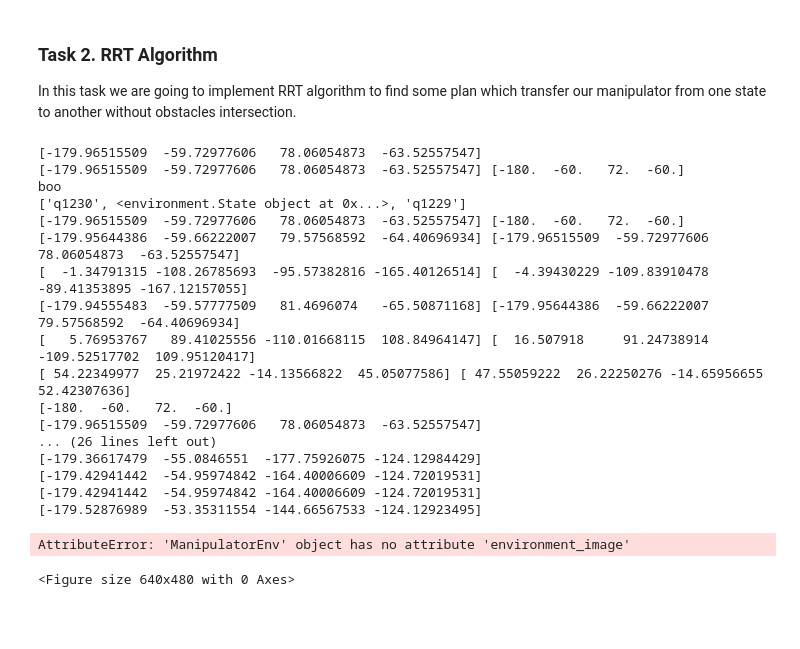
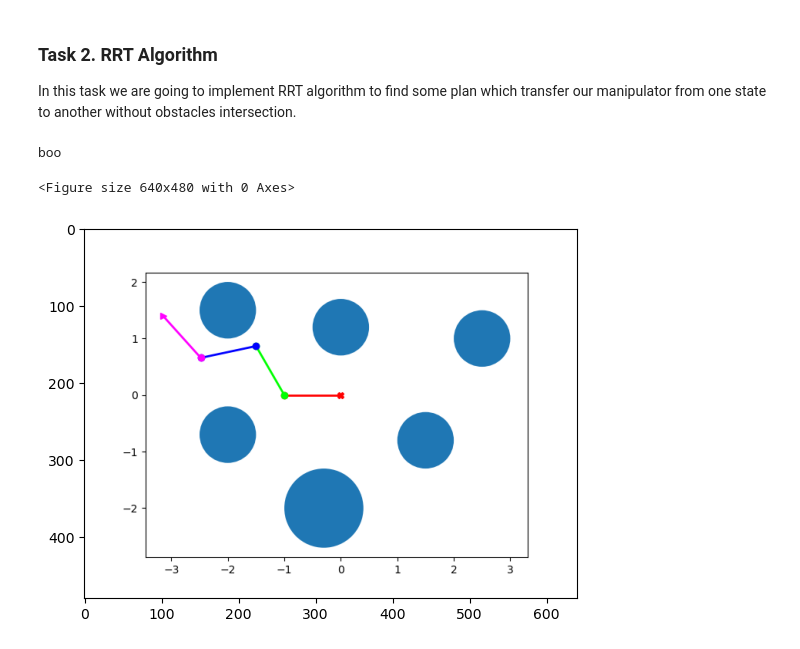
Before and after one commit to LaGrunje/PlanningAlgorithms, a Jupyter notebook: PS2/AlexanderLepinskikh_PS2.ipynb, the cells around one changed output. Saved outputs shown, nothing was run; the diff lists cells and outputs as text; code cells hidden in the pictures; blank space fills up the shorter version.

```diff
--- a/PS2/AlexanderLepinskikh_PS2.ipynb
+++ b/PS2/AlexanderLepinskikh_PS2.ipynb
@@ -162,7 +162,7 @@ class RRTPlanner:
 
         random_state = self.random_sample(goal_state)
         parent = self.nearest(random_state, tree)
-        node = self.extend(parent[1], random_state, 5)
+        node = self.extend(parent[1], random_state, 10)
 
         if self._env.check_collision(node):
             return
@@ -172,28 +172,33 @@ class RRTPlanner:
         vertices.add(node)
         tree.append([node_name, node, parent[0]])
         path.append([parent[1], node])
-        #print(path[-1][0].angles, path[-1][1].angles, node.angles)
 
     def check_path(self, tree: List[object], path: List[object], goal_state: State) -> bool:
-        #print(L1(goal_state, tree[-1][1]))
         if L1(goal_state, tree[-1][1]) < 10:
-            print(tree[-1][1].angles)
             path.append([tree[-1][1], goal_state])
             tree.append([f'q{len(tree)}', goal_state, tree[-1][0]])
-            print(path[-1][0].angles, path[-1][1].angles)
             return True
         return False
 
     def plot(self, path: List[object], save_path: str = 'rod_solve.mp4'):
-        fig = plt.figure()
         imgs = []
 
         for s in path:
             self._env.state = s
-            im = self._env.environment_image()
-            imgs.append([im])
+            f = self._env.environment_image()
+            s, (width, height) = f.canvas.print_to_buffer()
+            X = np.frombuffer(s, np.uint8).reshape((height, width, 4))
+            plt.clf()
+            imgs.append(X)
 
-        ani = animation.ArtistAnimation(fig, imgs, interval=50, blit=True)
+
+        fig = plt.figure()
+        ims = []
+        for img in imgs:
+            plot = plt.imshow(img)
+            ims.append([plot])
+
+        ani = animation.ArtistAnimation(fig, ims, interval=50, blit=True)
 
         ani.save(save_path)
 
@@ -213,13 +218,6 @@ class RRTPlanner:
             if self.check_path(tree, path, goal_state):
                 break
         print('boo')
-        print(tree[-1])
-        print(path[-1][0].angles, path[-1][1].angles)
-        print(path[-2][0].angles, path[-2][1].angles)
-        print(path[-3][0].angles, path[-3][1].angles)
-        print(path[-4][0].angles, path[-4][1].angles)
-        print(path[-5][0].angles, path[-5][1].angles)
-        print(path[-6][0].angles, path[-6][1].angles)
         path = create_path(path, start_state, goal_state)
         self.plot(path)
 
@@ -230,58 +228,40 @@ def create_path(path: List[object], start_state: State, goal_state: State):
     current_state = goal_state
     while ind >= 0 and path[ind][0] != start_state:
         if path[ind][1] == current_state:
-            print(current_state.angles)
             res.append(current_state)
             current_state = path[ind][0]
-            print(current_state.angles)
         ind -= 1
     res.append(start_state)
     res.reverse()
     return res
 
 
 def L1(q1: State,
        q2: State) -> float:
     """
     :param q1: first configuration of the robot
     :param q2: second configuration of the robot
     :return: L1 distance between two configurations
     """
     return np.sum(np.absolute(angle_difference(q1.angles, q2.angles)))
 
 
 def find_closest(state: State, tree: List[object]) -> State:
     """
     :param state: find the closest state to random_state
     :return: state with the minimal distance
     """
     distance_list = [L1(state, node[1]) for node in tree]
     return min(range(len(distance_list)), key=distance_list.__getitem__)
 
 
 
 
 
 planner = RRTPlanner(env, L1)
 
 plan = planner.plan(start_state, goal_state)
 # %% [output]
-[-179.96515509  -59.72977606   78.06054873  -63.52557547]
-[-179.96515509  -59.72977606   78.06054873  -63.52557547] [-180.  -60.   72.  -60.]
 boo
-['q1230', <environment.State object at 0x...>, 'q1229']
-[-179.96515509  -59.72977606   78.06054873  -63.52557547] [-180.  -60.   72.  -60.]
-[-179.95644386  -59.66222007   79.57568592  -64.40696934] [-179.96515509  -59.72977606   78.06054873  -63.52557547]
-[  -1.34791315 -108.26785693  -95.57382816 -165.40126514] [  -4.39430229 -109.83910478  -89.41353895 -167.12157055]
-[-179.94555483  -59.57777509   81.4696074   -65.50871168] [-179.95644386  -59.66222007   79.57568592  -64.40696934]
-[   5.76953767   89.41025556 -110.01668115  108.84964147] [  16.507918     91.24738914 -109.52517702  109.95120417]
-[ 54.22349977  25.21972422 -14.13566822  45.05077586] [ 47.55059222  26.22250276 -14.65956655  52.42307636]
-[-180.  -60.   72.  -60.]
-[-179.96515509  -59.72977606   78.06054873  -63.52557547]
-... (26 lines left out)
-[-179.36617479  -55.0846551  -177.75926075 -124.12984429]
-[-179.42941442  -54.95974842 -164.40006609 -124.72019531]
-[-179.42941442  -54.95974842 -164.40006609 -124.72019531]
-[-179.52876989  -53.35311554 -144.66567533 -124.12923495]
-AttributeError: 'ManipulatorEnv' object has no attribute 'environment_image'
+<Figure size 640x480 with 0 Axes>
-<Figure size 640x480 with 0 Axes>
+[figure, added]
```
Also changed, not shown: parts of 3 cells of this notebook, 1 other file.
